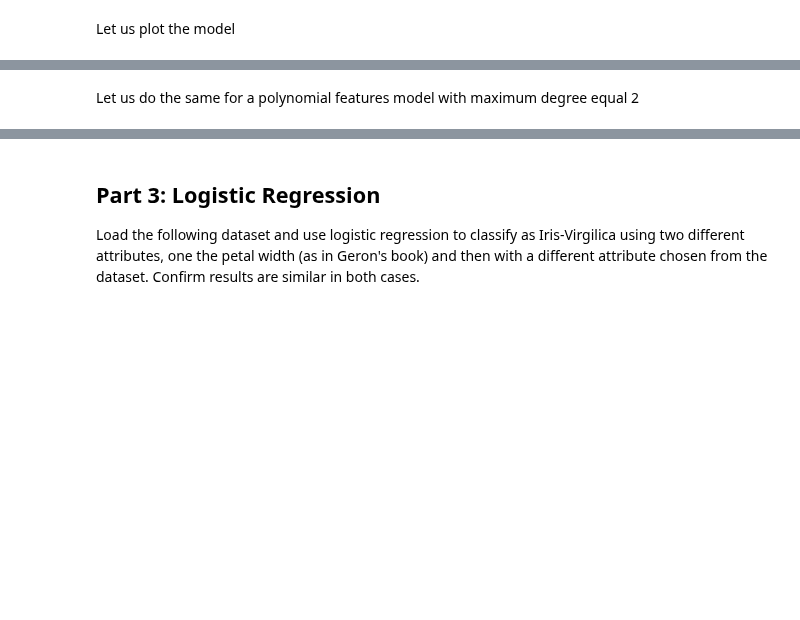
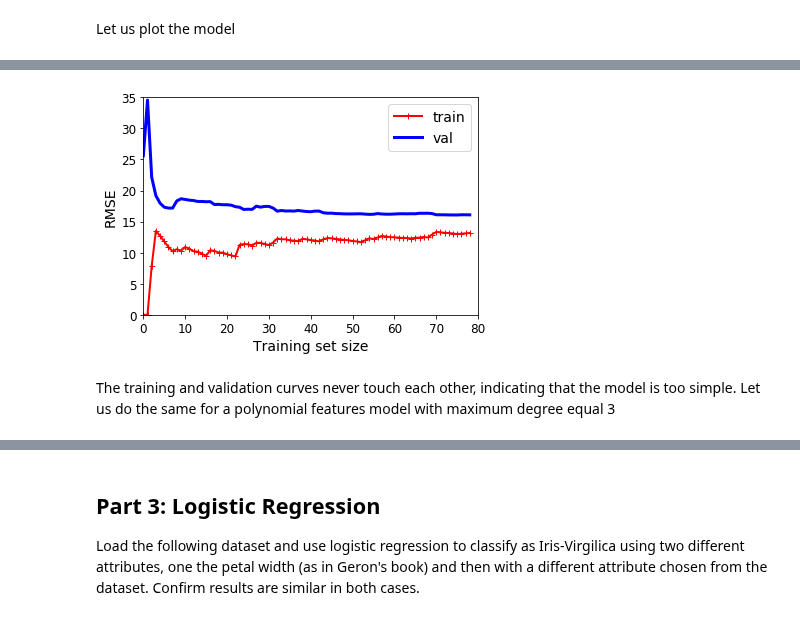
Before and after one commit to dtrad/geoml_course, a Jupyter notebook: Practice11.ipynb, the cells around one changed output, grey strips where cells are left out. Cells and saved outputs as stored; diff of their text form; code cells hidden in the pictures; blank space fills up the shorter version.

```diff
--- a/Practice11.ipynb
+++ b/Practice11.ipynb
@@ -335,10 +434,13 @@ Using this function, we can plot the errors for any of the models we did before.
 # %%
 lin_reg = LinearRegression()
 plot_learning_curves(lin_reg, X, y)
-#plt.axis([0, 80, 0, 3])                         # not shown in the book
+plt.axis([0, 80, 0, 35])                         # not shown in the book
 plt.show()
+# %% [output]
+[figure, added]
 # %% [markdown]
-Let us do the same for a polynomial features model with maximum degree equal 2
+The training and validation curves never touch each other, indicating that the model is too simple.
+Let us do the same for a polynomial features model with maximum degree equal 3
 # %%
 from sklearn.pipeline import Pipeline
 
```
Also changed, not shown: parts of 35 cells of this notebook.
